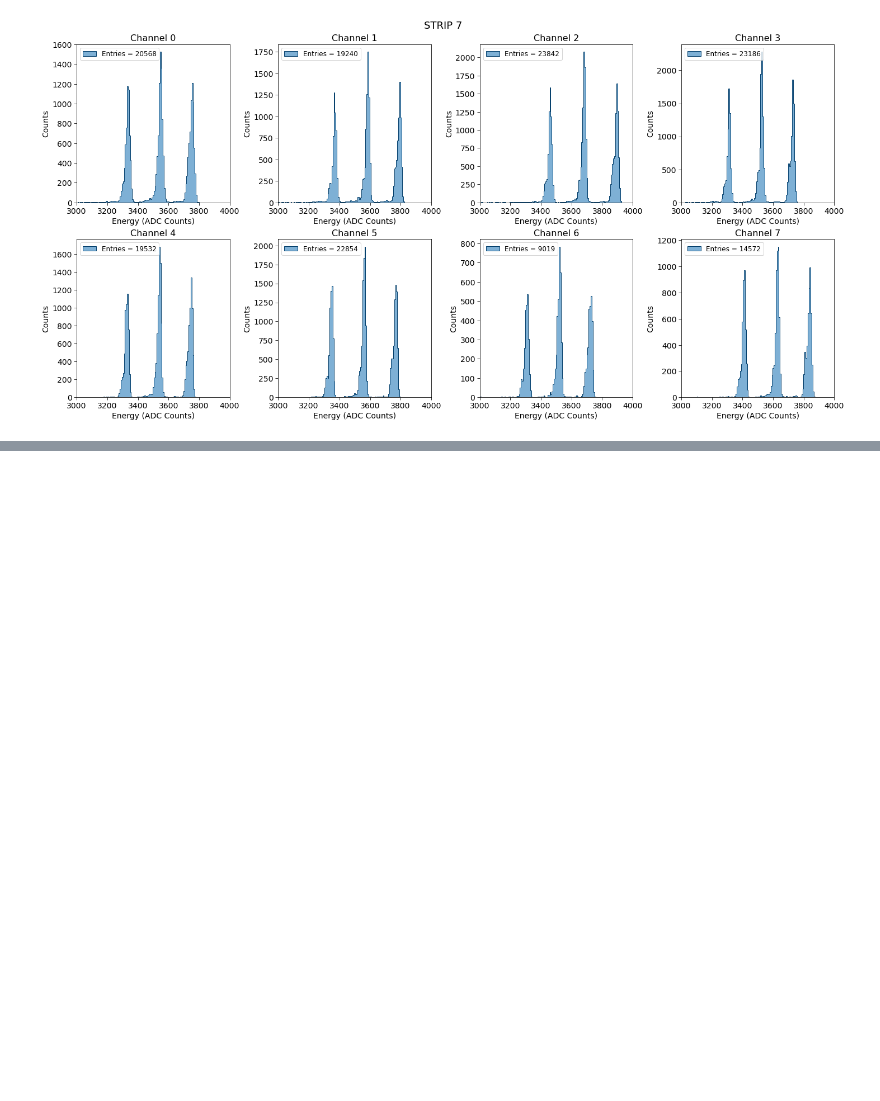
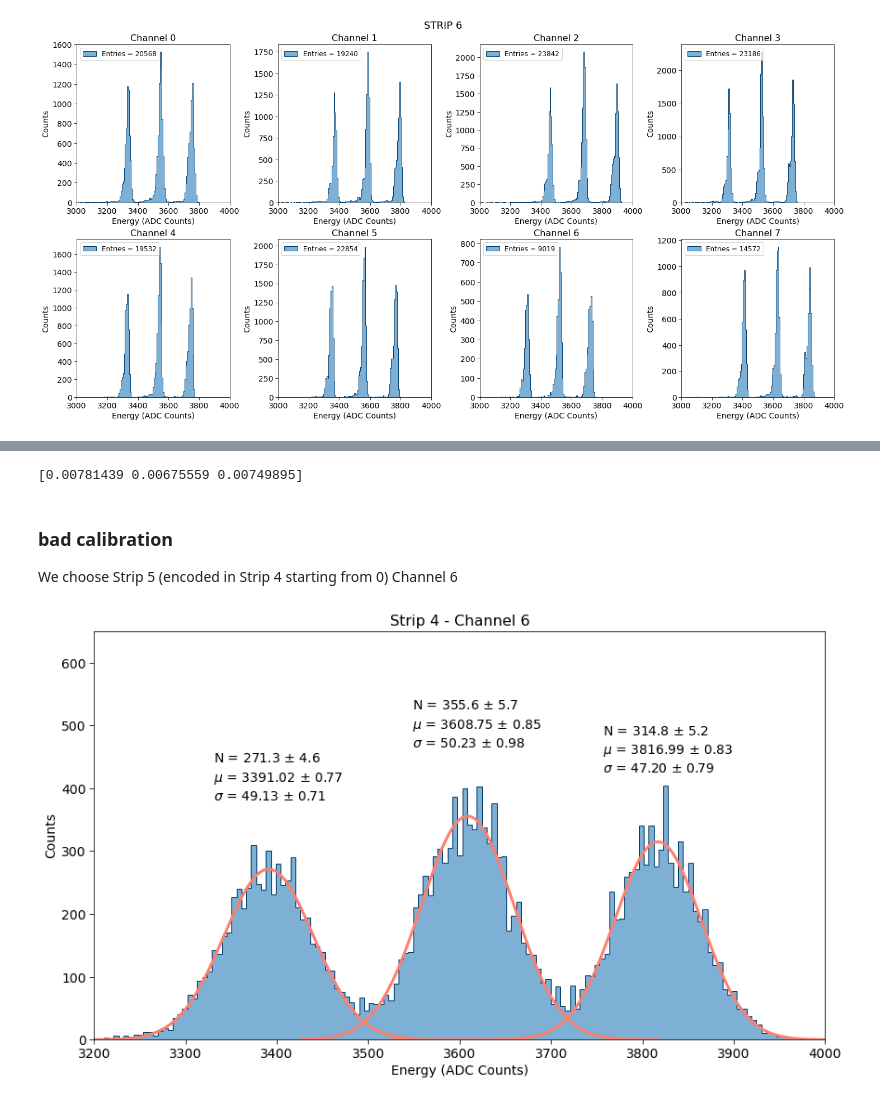
Before and after one commit to niklai99/advanced-laboratory, a Jupyter notebook: calib.ipynb, the cells around one changed output, grey strips where cells are left out. Cells and saved outputs as stored; diff of their text form; code cells hidden in the pictures; blank space fills up the shorter version.

```diff
--- a/calib.ipynb
+++ b/calib.ipynb
@@ -757,0 +821,19 @@ plt.show()
+# %%
+# resolution of the peaks
+resolution_good = compute_resolution(means, sigmas)
+
+print(resolution_good)
+# %% [output]
+[0.00781439 0.00675559 0.00749895]
+# %% [markdown]
+### bad calibration
+
+We choose Strip 5 (encoded in Strip 4 starting from 0) Channel 6
+# %%
+strip   = STRIP_5_ID
+channel = 6
+
+emin = 3200
+emax = 4000
+
+df_calib = filter_energy(df.loc[((df["strip"] == strip) & (df["strip_ch"] == channel)), ],  emin, emax)
@@ -757,0 +931,58 @@ plt.show()
+# %%
+fig = plt.figure(figsize=(12,7), constrained_layout=True)
+
+# plot the histogram
+ax = plot_binned_hist(
+    x     = x,
+    h     = h,
+    bins  = bins,
+    fig   = fig,
+    label = f"Entries = {n_entries}"
+)
+
+# ax.legend(loc="upper left", fontsize=FONTSIZE-2)
+
+# plot customization
+ax = customize_plot(
+    ax       = ax,
+    fontsize = FONTSIZE,
+    title    = f"Strip {strip} - Channel {channel}",
+    ylabel   = "Counts",
+    xlabel   = "Energy (ADC Counts)",
+    xleft    = emin,
+    xright   = emax,
+    ydown    = 0,
+    yup      = 650
+)
+
+# plot gaussians
+for i, x_peak in enumerate(x[peaks]):
+
+    # compute peak boundaries
+    left_base  = x[prop["left_bases"][i]]
+    right_base = x[prop["right_bases"][i]]
+
+    # define a better approximation of the peak boundaries
+    if i == 0:
+        approx_width = (right_base - left_base) * 0.7
+    else:
+        approx_width = (right_base - left_base) * 0.4
+
+    # plot_restriction = (continuous_x > x_peak - restrictions[i][0]) & (continuous_x < x_peak + restrictions[i][1])
+    plot_restriction = (continuous_x > x_peak - approx_width) & (continuous_x < x_peak + approx_width)
+
+    # plot the gaussian
+    ax.plot(continuous_x[plot_restriction], gaussian(continuous_x[plot_restriction], norms[i], means[i], sigmas[i]), color="#fd7f6f", lw=3)
+
+    # plot the fit parameters
+    ax.text(means[i] - 60, gaussian(means[i], norms[i], means[i], sigmas[i]) + 70 + 100, f"N = {norms[i]:.1f} $\pm$ {err_norms[i]:.1f}",          transform=ax.transData, fontsize = FONTSIZE)
+    ax.text(means[i] - 60, gaussian(means[i], norms[i], means[i], sigmas[i]) + 70 + 70,  f"$\mu$ = {means[i]:.2f} $\pm$ {err_means[i]:.2f}",      transform=ax.transData, fontsize = FONTSIZE)
+    ax.text(means[i] - 60, gaussian(means[i], norms[i], means[i], sigmas[i]) + 70 + 40,  f"$\sigma$ = {sigmas[i]:.2f} $\pm$ {err_sigmas[i]:.2f}", transform=ax.transData, fontsize = FONTSIZE)
+
+
+if SAVE_FIG:
+    fig.savefig(f"{CALIB_PLOT_PATH}/e-strip{strip}channel{channel}.pdf", dpi=300, facecolor="white")
+
+plt.show()
+# %% [output]
+[figure, added]
```
Also changed, not shown: parts of 31 cells of this notebook, 20 other files.
